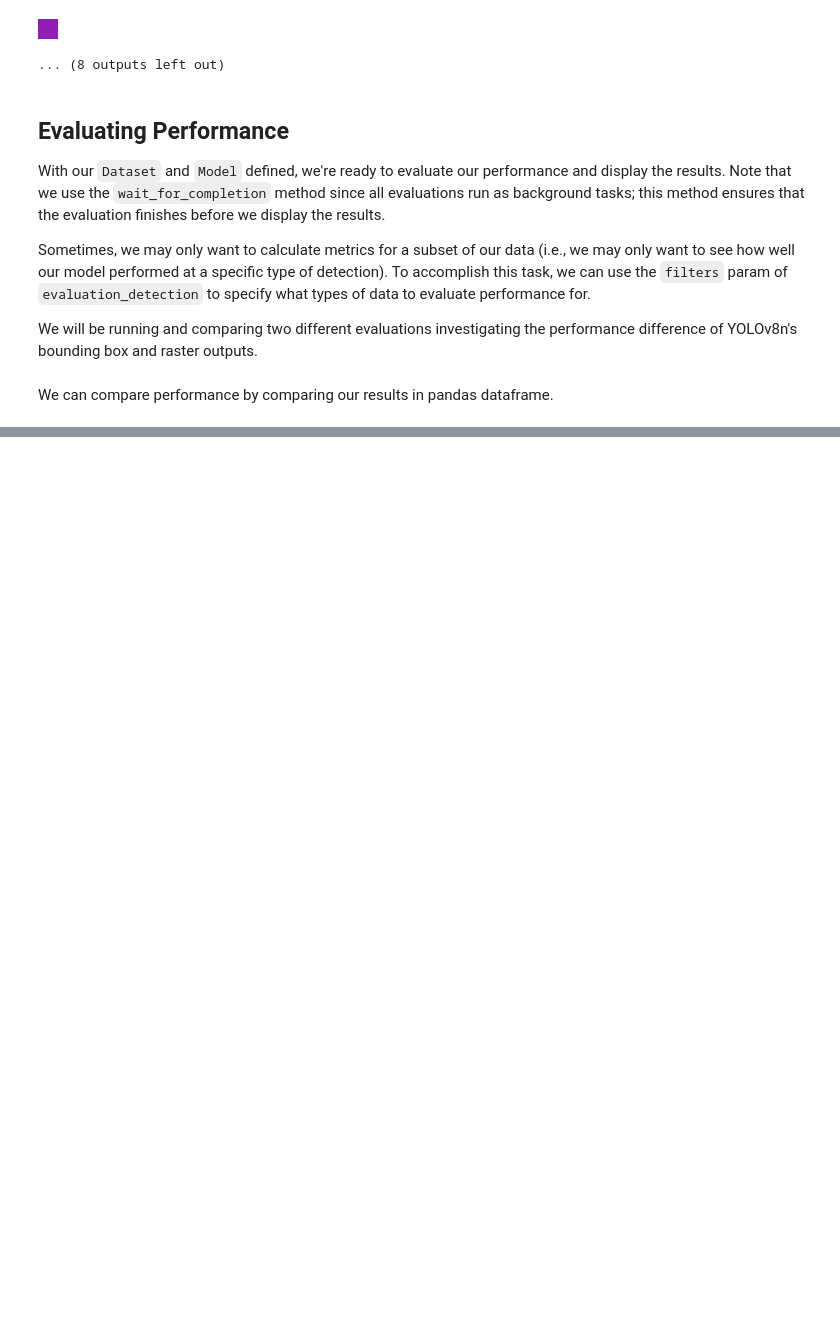
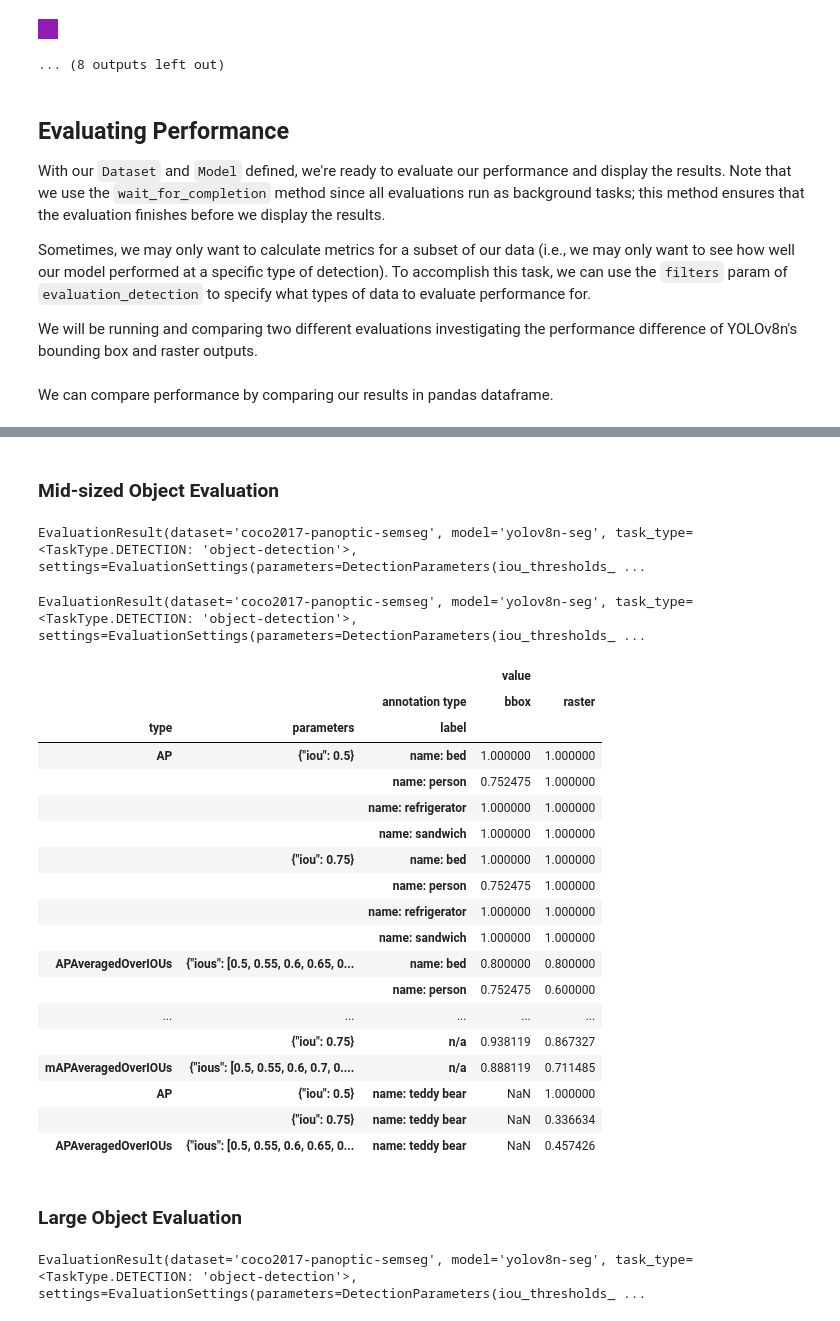
Before and after one commit to Striveworks/valor, a Jupyter notebook: examples/object-detection/coco-yolo.ipynb, the cells around one changed output, grey strips where cells are left out. Saved outputs shown, nothing was run; the diff lists cells and outputs as text; code cells hidden in the pictures; blank space fills up the shorter version.

```diff
--- a/examples/object-detection/coco-yolo.ipynb
+++ b/examples/object-detection/coco-yolo.ipynb
@@ -205,0 +206,3 @@ pd.concat([bdf, rdf], axis=1, names=["bbox", "raster"])
+# %%
+lower_bound = 30000
+upper_bound = 100000
@@ -205,0 +257,69 @@ pd.concat([bdf, rdf], axis=1, names=["bbox", "raster"])
+# %% [markdown]
+### Mid-sized Object Evaluation
+# %%
+# bounding box evaluation
+eval_bbox_mid = velour_model.evaluate_detection(
+    velour_dataset,
+    filters=[
+        Label.key == "name",
+        Annotation.type == AnnotationType.BOX,
+        Annotation.geometric_area >= lower_bound,
+        Annotation.geometric_area <= upper_bound,
+    ],
+)
+eval_bbox_mid.wait_for_completion()
+# %% [output]
+EvaluationResult(dataset='coco2017-panoptic-semseg', model='yolov8n-seg', task_type=<TaskType.DETECTION: 'object-detection'>, settings=EvaluationSettings(parameters=DetectionParameters(iou_thresholds_ ...
+# %%
+# raster evaluation
+eval_raster_mid = velour_model.evaluate_detection(
+    velour_dataset,
+    filters=[
+        Label.key == "name",
+        Annotation.type == AnnotationType.RASTER,
+        Annotation.geometric_area >= lower_bound,
+        Annotation.geometric_area <= upper_bound,
+    ]
+)
+eval_raster_mid.wait_for_completion()
+# %% [output]
+EvaluationResult(dataset='coco2017-panoptic-semseg', model='yolov8n-seg', task_type=<TaskType.DETECTION: 'object-detection'>, settings=EvaluationSettings(parameters=DetectionParameters(iou_thresholds_ ...
+# %%
+bbox_df = eval_bbox_mid.get_result().to_dataframe(("annotation type", "bbox"))
+raster_df = eval_raster_mid.get_result().to_dataframe(("annotation type", "raster"))
+pd.concat([bbox_df, raster_df], axis=1, names=["bbox", "raster"])
+# %% [output]
+|  |  |  | value |  |
+|  |  | annotation type | bbox | raster |
+| type | parameters | label |  |  |
+| AP | {"iou": 0.5} | name: bed | 1.000000 | 1.000000 |
+|  |  | name: person | 0.752475 | 1.000000 |
+|  |  | name: refrigerator | 1.000000 | 1.000000 |
+|  |  | name: sandwich | 1.000000 | 1.000000 |
+|  | {"iou": 0.75} | name: bed | 1.000000 | 1.000000 |
+|  |  | name: person | 0.752475 | 1.000000 |
+|  |  | name: refrigerator | 1.000000 | 1.000000 |
+|  |  | name: sandwich | 1.000000 | 1.000000 |
+| APAveragedOverIOUs | {"ious": [0.5, 0.55, 0.6, 0.65, 0... | name: bed | 0.800000 | 0.800000 |
+|  |  | name: person | 0.752475 | 0.600000 |
+| ... | ... | ... | ... | ... |
+|  | {"iou": 0.75} | n/a | 0.938119 | 0.867327 |
+| mAPAveragedOverIOUs | {"ious": [0.5, 0.55, 0.6, 0.7, 0.... | n/a | 0.888119 | 0.711485 |
+| AP | {"iou": 0.5} | name: teddy bear | NaN | 1.000000 |
+|  | {"iou": 0.75} | name: teddy bear | NaN | 0.336634 |
+| APAveragedOverIOUs | {"ious": [0.5, 0.55, 0.6, 0.65, 0... | name: teddy bear | NaN | 0.457426 |
+# %% [markdown]
+### Large Object Evaluation
+# %%
+# bounding box evaluation
+eval_bbox_large = velour_model.evaluate_detection(
+    velour_dataset,
+    filters=[
+        Label.key == "name",
+        Annotation.type == AnnotationType.BOX,
+        Annotation.geometric_area > upper_bound,
+    ],
+)
+eval_bbox_large.wait_for_completion()
+# %% [output]
+EvaluationResult(dataset='coco2017-panoptic-semseg', model='yolov8n-seg', task_type=<TaskType.DETECTION: 'object-detection'>, settings=EvaluationSettings(parameters=DetectionParameters(iou_thresholds_ ...
```
Also changed, not shown: parts of 14 cells of this notebook, 1 other file.
